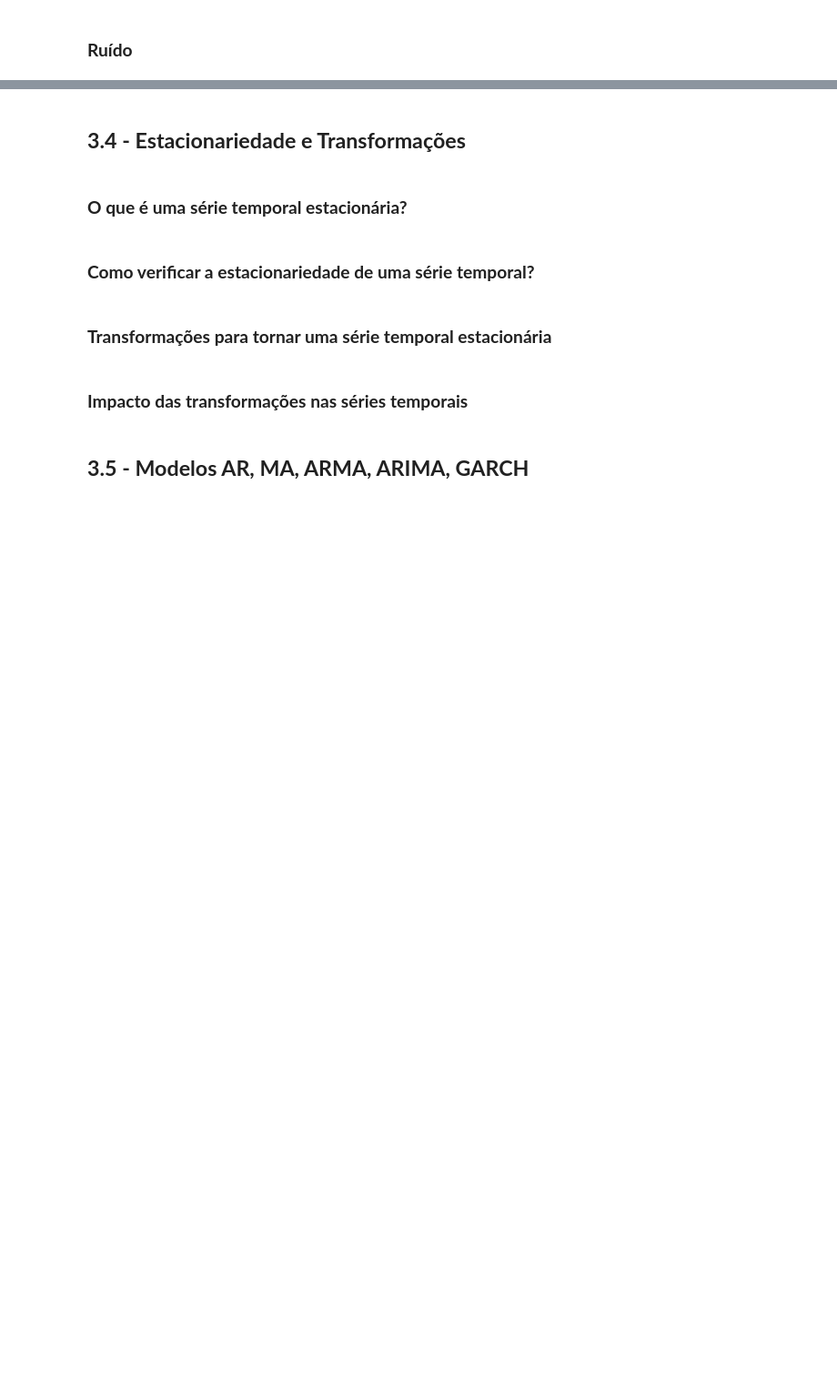
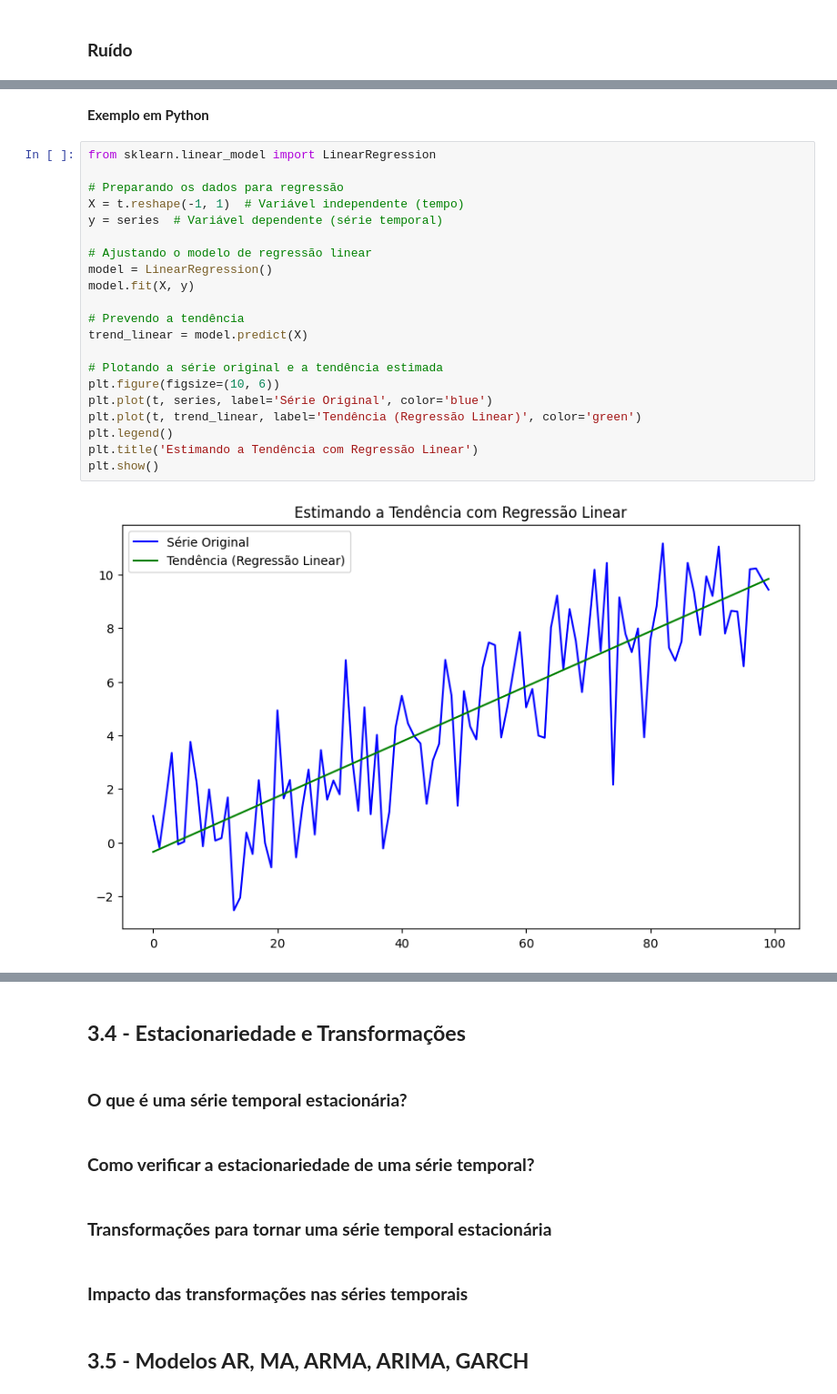
Before and after one commit to GB-Navarro/case-fin-quant-fea-dev, a Jupyter notebook: case_quant.ipynb, the cells around one changed output, grey strips where cells are left out. Shown at 91% size. Drawn from its saved outputs; the diff is of its cells as text; blank space fills up the shorter version.

```diff
--- a/case_quant.ipynb
+++ b/case_quant.ipynb
@@ -768,0 +1052,25 @@ Elas apresentam padrões que podem ser analisados para prever comportamentos fut
+# %% [markdown]
+**Exemplo em Python**
+# %%
+from sklearn.linear_model import LinearRegression
+
+# Preparando os dados para regressão
+X = t.reshape(-1, 1)  # Variável independente (tempo)
+y = series  # Variável dependente (série temporal)
+
+# Ajustando o modelo de regressão linear
+model = LinearRegression()
+model.fit(X, y)
+
+# Prevendo a tendência
+trend_linear = model.predict(X)
+
+# Plotando a série original e a tendência estimada
+plt.figure(figsize=(10, 6))
+plt.plot(t, series, label='Série Original', color='blue')
+plt.plot(t, trend_linear, label='Tendência (Regressão Linear)', color='green')
+plt.legend()
+plt.title('Estimando a Tendência com Regressão Linear')
+plt.show()
+# %% [output]
+[figure, added]
```
Also changed, not shown: parts of 45 cells of this notebook.
